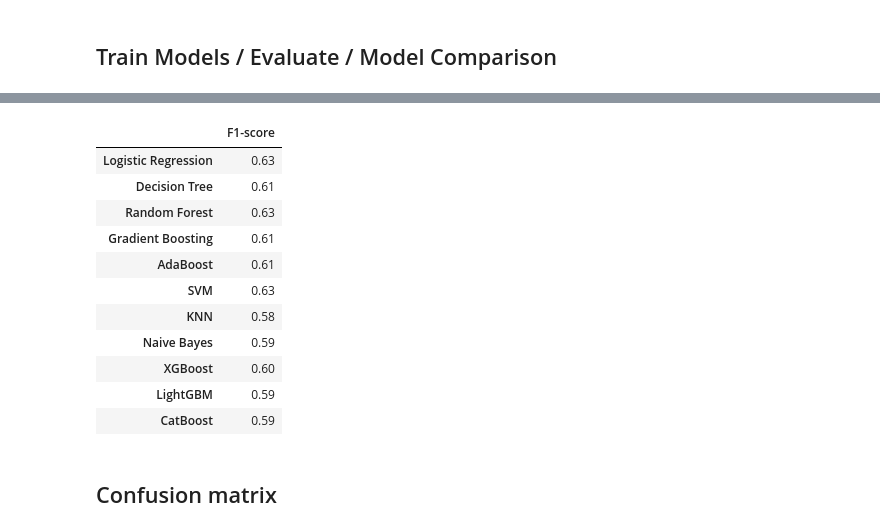
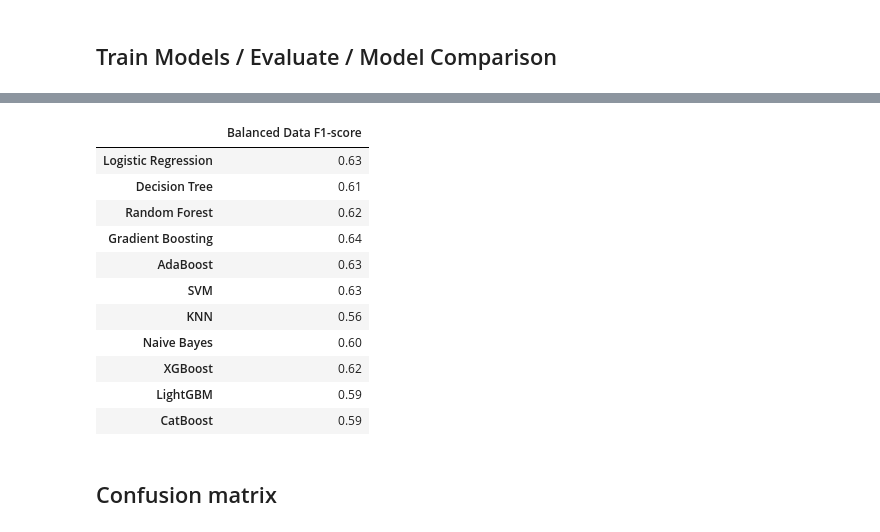
Before and after one commit to Israel-Anaba/Classification-Project-Customer-Attrition-Case, a Jupyter notebook: Customer Churn .ipynb, the cells around one changed output, grey strips where cells are left out. Drawn from its saved outputs; the diff is of its cells as text; code cells hidden in the pictures.

```diff
--- a/Customer Churn .ipynb
+++ b/Customer Churn .ipynb
@@ -1082,9 +1096,9 @@ dtype: int64
 # %%
-# Apply SMOTE to the training data
-smote = SMOTE()
-X_train_balanced, y_train_balanced = smote.fit_resample(X_train_encoded, y_train)
+# # Apply SMOTE to the training data
+# smote = SMOTE()
+# X_train_balanced, y_train_balanced = smote.fit_resample(X_train_encoded, y_train)
 
-# Check the count of churn in the balanced training data
-balanced_churn_count = pd.Series(y_train_balanced).value_counts()
-print("Churn count in balanced training data:")
-print(balanced_churn_count)
+# # Check the count of churn in the balanced training data
+# balanced_churn_count = pd.Series(y_train_balanced).value_counts()
+# print("Churn count in balanced training data:")
+# print(balanced_churn_count)
@@ -1096,2 +1105,8 @@ dtype: int64
 # %% [markdown]
 ## Train Models / Evaluate / Model Comparison
+# %%
+# Define the calculate_metrics function
+def calculate_metrics(y_true, y_pred):
+    metrics = {}
+    metrics['f1_score'] = f1_score(y_true, y_pred)
+    return metrics
@@ -1187,59 +1196,26 @@ Leaderboard: Imbalance Data
 # %%
-# Define the calculate_metrics function
-def calculate_metrics(y_true, y_pred):
-    f1 = f1_score(y_true, y_pred)
-    return f1
-
-#Initialize the models
-models = [
-    LogisticRegression(random_state=4, solver='liblinear', max_iter=1000),
-    DecisionTreeClassifier(random_state=4, criterion='gini',min_samples_leaf=8, max_depth=5),
-    RandomForestClassifier(random_state=4, n_estimators=200, max_depth=8, min_samples_leaf=4),
-    GradientBoostingClassifier(random_state=4, n_estimators=300, learning_rate=0.1),
-    AdaBoostClassifier(random_state=4, n_estimators=100, learning_rate=0.1),
-    SVC(random_state=4, kernel='rbf', C=1.0),
-    KNeighborsClassifier(n_neighbors=5),
-    GaussianNB(),
-    XGBClassifier(random_state=4, n_estimators=100, learning_rate=0.1),
-    LGBMClassifier(random_state=4, n_estimators=100, learning_rate=0.1),
-    CatBoostClassifier(random_state=4, verbose=0, iterations=100)
-]
-
-model_names = [
-    'Logistic Regression',
-    'Decision Tree',
-    'Random Forest',
-    'Gradient Boosting',
-    'AdaBoost',
-    'SVM',
-    'KNN',
-    'Naive Bayes',
-    'XGBoost',
-    'LightGBM',
-    'CatBoost'
-]
-
-leaderboard = {}
+leaderboard_balanced = {}
 
 for model, name in zip(models, model_names):
     model.fit(X_train_balanced, y_train_balanced)
     y_pred = model.predict(X_test_encoded)
-    f1 = calculate_metrics(y_test, y_pred)
-    leaderboard[name] = {'F1-score': f1}
+    metrics = calculate_metrics(y_test, y_pred)
+    leaderboard_balanced[name] = metrics
 
     # Print the classification report
     print(f"Classification Report for {name}:")
-    print(classification_report(y_test, y_pred))
+    print(classification_report(y_test, y_pred, labels=[0, 1], target_names=['No', 'Yes']))
     print()
 
 # Create a DataFrame from the leaderboard dictionary
-leaderboard_df1 = pd.DataFrame(leaderboard).transpose()
+leaderboard_df1 = pd.DataFrame(leaderboard_balanced).transpose()
 
-# Format the F1-score column to display with two decimal places
-leaderboard_df1['F1-score'] = leaderboard_df1['F1-score'].map('{:.2f}'.format)
+ #Format the F1-score column to display with two decimal places
+leaderboard_df1['Balanced Data F1-score'] = leaderboard_df1['f1_score'].map('{:.2f}'.format)
 
 # Print the leaderboard DataFrame
-print("Leaderboard:Balanced data")
+print("Leaderboard: Balanced Data")
+leaderboard_df1.drop('f1_score', axis=1, inplace=True)
 leaderboard_df1
 # %% [output]
 Classification Report for Logistic Regression:
@@ -1262,13 +1238,13 @@ Leaderboard:Balanced data
-|  | F1-score |
+|  | Balanced Data F1-score |
 | Logistic Regression | 0.63 |
 | Decision Tree | 0.61 |
-| Random Forest | 0.63 |
-| Gradient Boosting | 0.61 |
-| AdaBoost | 0.61 |
+| Random Forest | 0.62 |
+| Gradient Boosting | 0.64 |
+| AdaBoost | 0.63 |
 | SVM | 0.63 |
-| KNN | 0.58 |
-| Naive Bayes | 0.59 |
-| XGBoost | 0.60 |
+| KNN | 0.56 |
+| Naive Bayes | 0.60 |
+| XGBoost | 0.62 |
 | LightGBM | 0.59 |
 | CatBoost | 0.59 |
 # %% [markdown]
```
Also changed, not shown: parts of 38 cells of this notebook, 1 other file.
